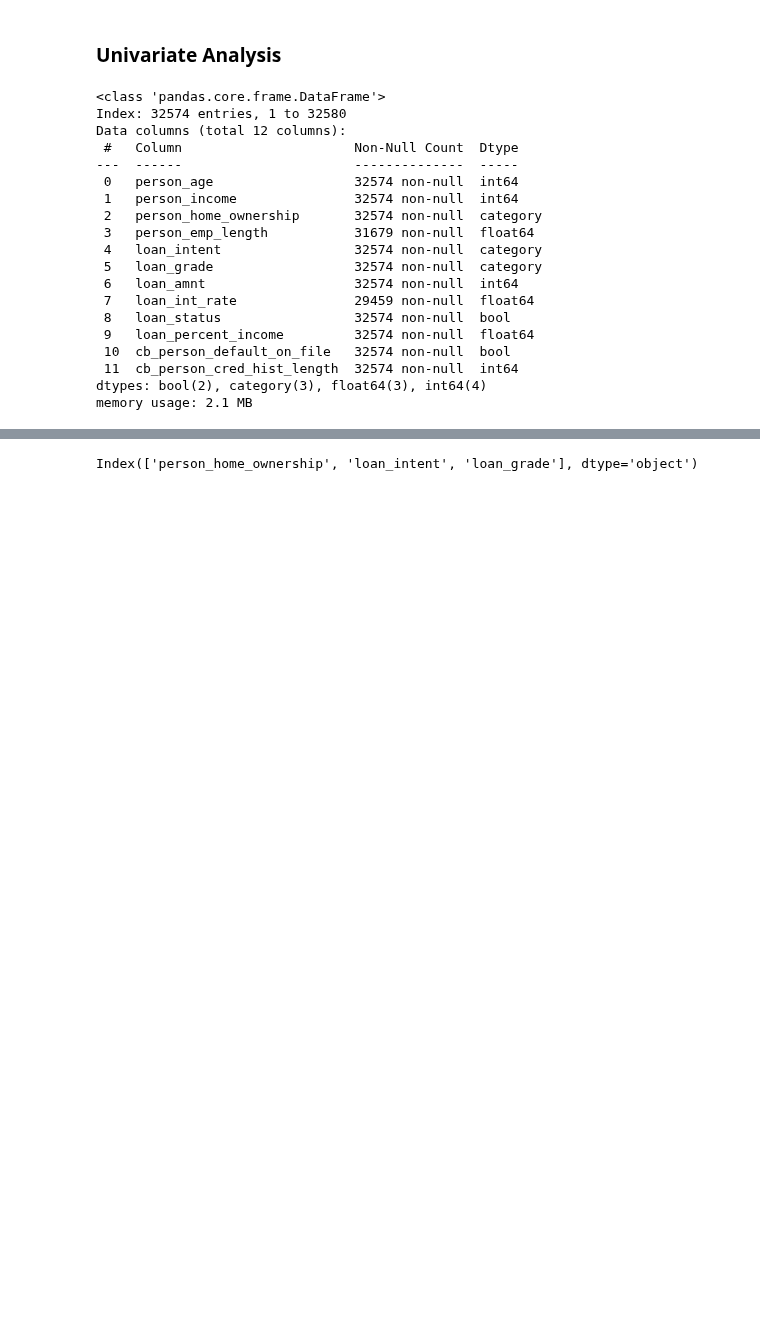
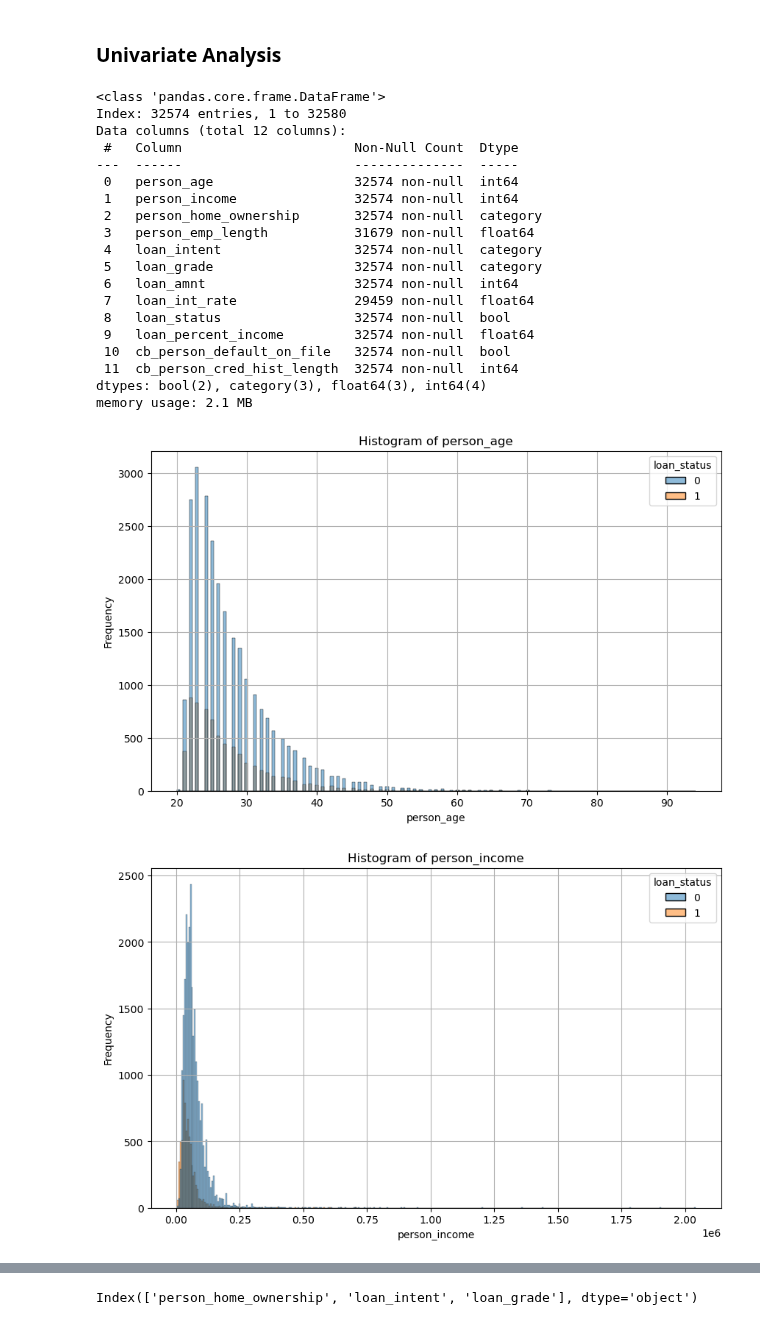
Before and after one commit to BillyBrothers/credit-risk-modeling, a Jupyter notebook: notebooks/EDA.ipynb, the cells around one changed output, grey strips where cells are left out. Cells and saved outputs as stored; diff of their text form; code cells hidden in the pictures; blank space fills up the shorter version.

```diff
--- a/notebooks/EDA.ipynb
+++ b/notebooks/EDA.ipynb
@@ -377,8 +377,13 @@ numeric_features = credit_risk_dataset.select_dtypes(
 # %%
 for numeric_feature in numeric_features:
     plt.figure(figsize=(10,6))
-    sns.histplot(x=numeric_feature, data=credit_risk_dataset)
+    sns.histplot(x= numeric_feature,
+                 hue= target,
+                 data= credit_risk_dataset)
     plt.title(f"Histogram of {numeric_feature}")
     plt.xlabel(numeric_feature)
     plt.ylabel("Frequency")
     plt.grid(visible=True)
+# %% [output]
+[figure, added]
+[figure, added]
```
Also changed, not shown: parts of 4 cells of this notebook.
